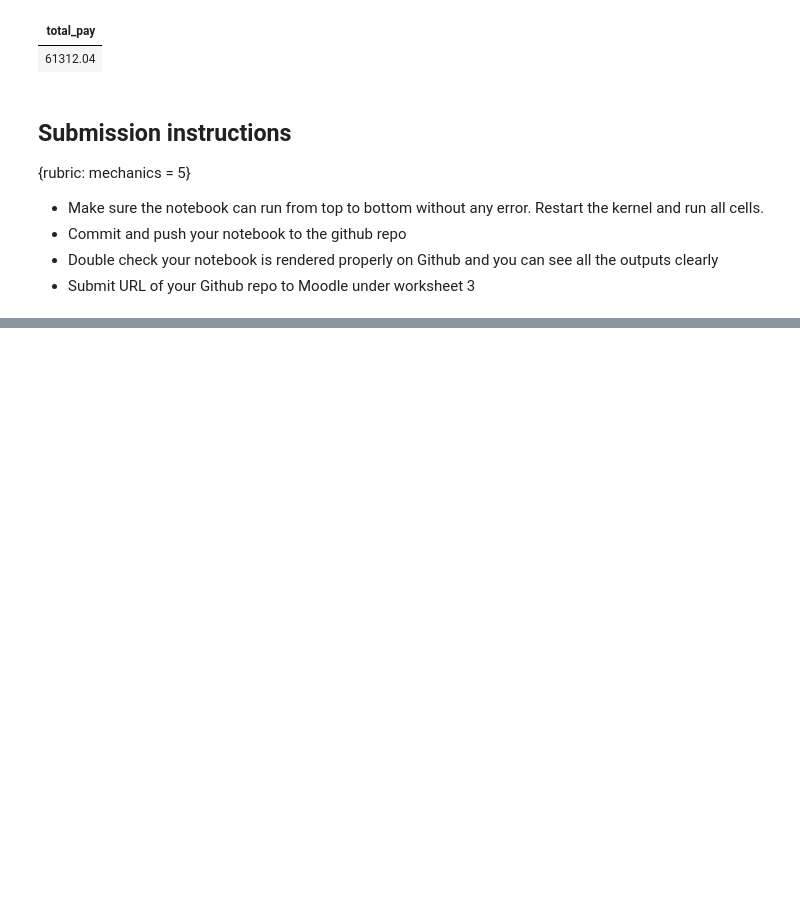
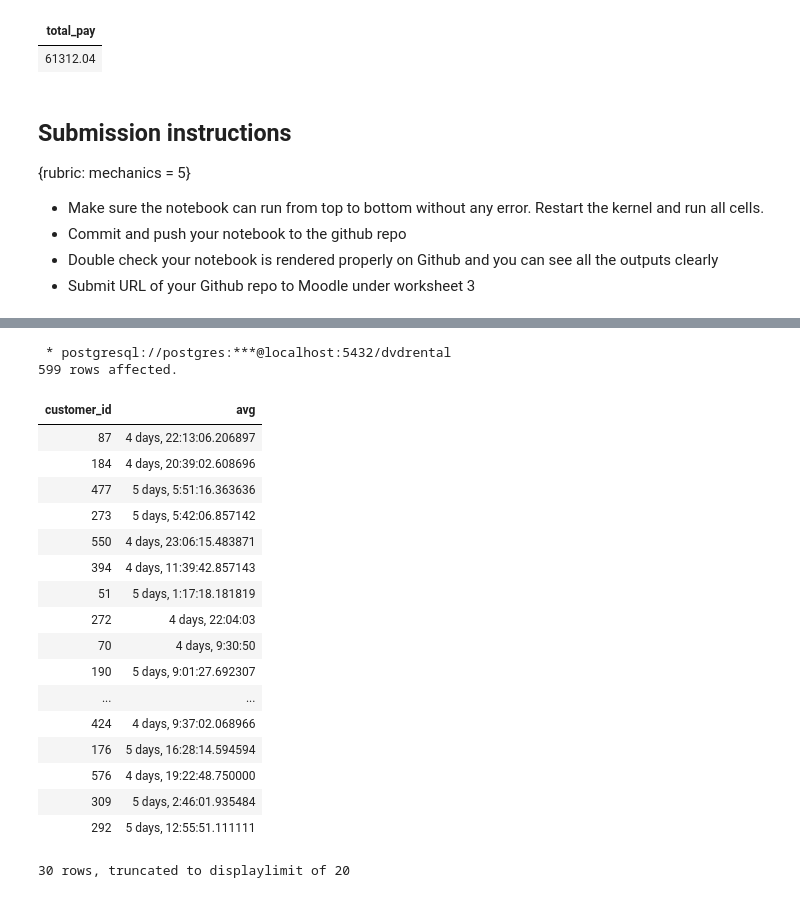
Before and after one commit to TRU-DASC/dasc5410-worksheet3-omair22, a Jupyter notebook: worksheet3.ipynb, the cells around one changed output, grey strips where cells are left out. Cells and saved outputs as stored; diff of their text form; code cells hidden in the pictures; blank space fills up the shorter version.

```diff
--- a/worksheet3.ipynb
+++ b/worksheet3.ipynb
@@ -425,0 +453,25 @@ FROM payment
+# %%
+%%sql
+select customer_id,avg(age(return_date,rental_date)) from rental
+group by customer_id
+# %% [output]
+ * postgresql://postgres:***@localhost:5432/dvdrental
+599 rows affected.
+| customer_id | avg |
+| 87 | 4 days, 22:13:06.206897 |
+| 184 | 4 days, 20:39:02.608696 |
+| 477 | 5 days, 5:51:16.363636 |
+| 273 | 5 days, 5:42:06.857142 |
+| 550 | 4 days, 23:06:15.483871 |
+| 394 | 4 days, 11:39:42.857143 |
+| 51 | 5 days, 1:17:18.181819 |
+| 272 | 4 days, 22:04:03 |
+| 70 | 4 days, 9:30:50 |
+| 190 | 5 days, 9:01:27.692307 |
+| ... | ... |
+| 424 | 4 days, 9:37:02.068966 |
+| 176 | 5 days, 16:28:14.594594 |
+| 576 | 4 days, 19:22:48.750000 |
+| 309 | 5 days, 2:46:01.935484 |
+| 292 | 5 days, 12:55:51.111111 |
+30 rows, truncated to displaylimit of 20
```
Also changed, not shown: parts of 4 cells of this notebook.
